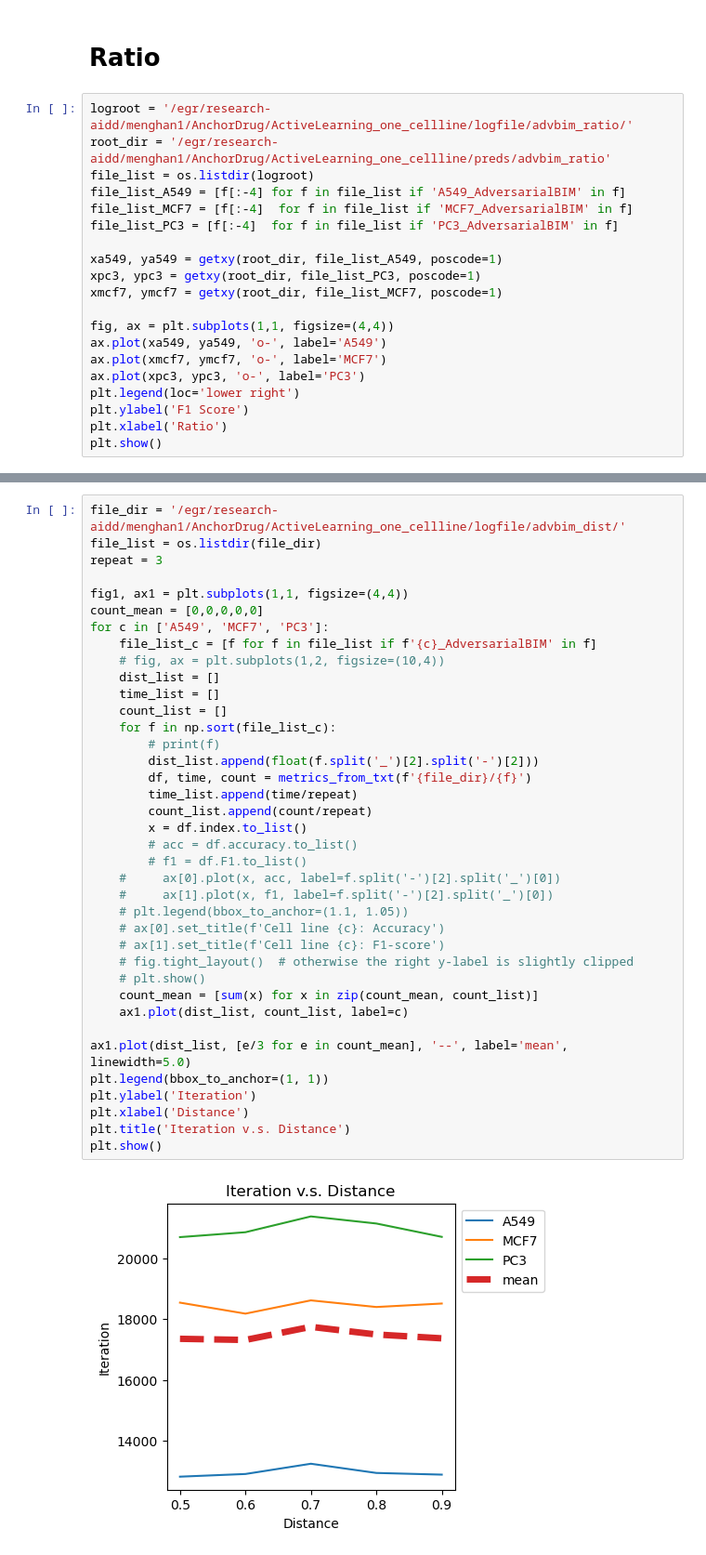
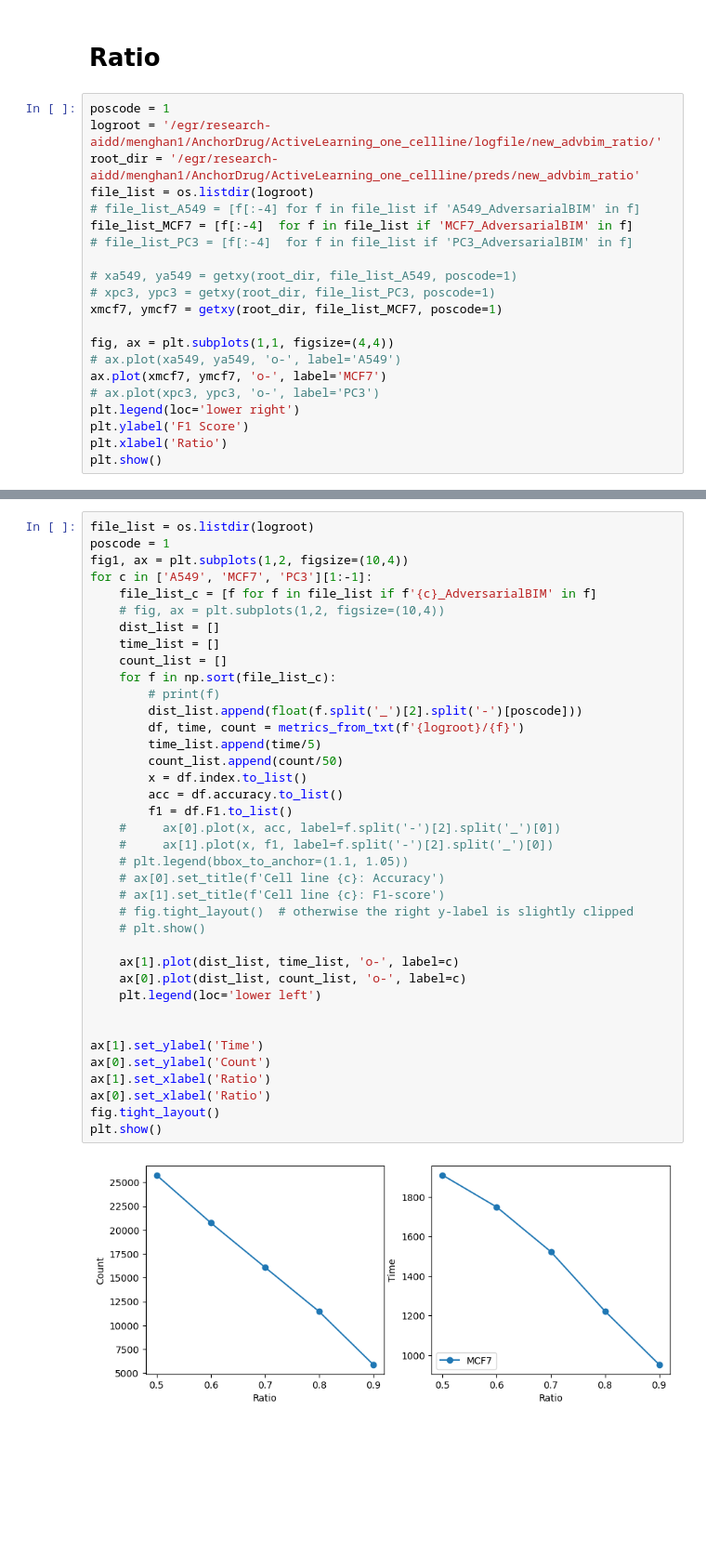
Before and after one commit to dearhannah/AnchorDrug_official, a Jupyter notebook: DataAnalysis/advBIM_hyperparameter_AL.ipynb, the cells around one changed output, grey strips where cells are left out. Shown at 93% size. Cells and saved outputs as stored; diff of their text form; blank space fills up the shorter version.

```diff
--- a/DataAnalysis/advBIM_hyperparameter_AL.ipynb
+++ b/DataAnalysis/advBIM_hyperparameter_AL.ipynb
@@ -115,21 +115,22 @@ def plotfile(f, f1, precision, recall, accuracy, f1_marco):
 # %% [markdown]
 # Ratio
 # %%
-logroot = '/egr/research-aidd/menghan1/AnchorDrug/ActiveLearning_one_cellline/logfile/advbim_ratio/'
-root_dir = '/egr/research-aidd/menghan1/AnchorDrug/ActiveLearning_one_cellline/preds/advbim_ratio'
+poscode = 1
+logroot = '/egr/research-aidd/menghan1/AnchorDrug/ActiveLearning_one_cellline/logfile/new_advbim_ratio/'
+root_dir = '/egr/research-aidd/menghan1/AnchorDrug/ActiveLearning_one_cellline/preds/new_advbim_ratio'
 file_list = os.listdir(logroot)
-file_list_A549 = [f[:-4] for f in file_list if 'A549_AdversarialBIM' in f]
+# file_list_A549 = [f[:-4] for f in file_list if 'A549_AdversarialBIM' in f]
 file_list_MCF7 = [f[:-4]  for f in file_list if 'MCF7_AdversarialBIM' in f]
-file_list_PC3 = [f[:-4]  for f in file_list if 'PC3_AdversarialBIM' in f]
+# file_list_PC3 = [f[:-4]  for f in file_list if 'PC3_AdversarialBIM' in f]
 
-xa549, ya549 = getxy(root_dir, file_list_A549, poscode=1)
-xpc3, ypc3 = getxy(root_dir, file_list_PC3, poscode=1)
+# xa549, ya549 = getxy(root_dir, file_list_A549, poscode=1)
+# xpc3, ypc3 = getxy(root_dir, file_list_PC3, poscode=1)
 xmcf7, ymcf7 = getxy(root_dir, file_list_MCF7, poscode=1)
 
 fig, ax = plt.subplots(1,1, figsize=(4,4))
-ax.plot(xa549, ya549, 'o-', label='A549')
+# ax.plot(xa549, ya549, 'o-', label='A549')
 ax.plot(xmcf7, ymcf7, 'o-', label='MCF7')
-ax.plot(xpc3, ypc3, 'o-', label='PC3')
+# ax.plot(xpc3, ypc3, 'o-', label='PC3')
 plt.legend(loc='lower right')
 plt.ylabel('F1 Score')
 plt.xlabel('Ratio')
@@ -164,40 +140,40 @@ plt.show()
 # %%
-file_dir = '/egr/research-aidd/menghan1/AnchorDrug/ActiveLearning_one_cellline/logfile/advbim_dist/'
-file_list = os.listdir(file_dir)
-repeat = 3
-
-fig1, ax1 = plt.subplots(1,1, figsize=(4,4))
-count_mean = [0,0,0,0,0]
-for c in ['A549', 'MCF7', 'PC3']:
+file_list = os.listdir(logroot)
+poscode = 1
+fig1, ax = plt.subplots(1,2, figsize=(10,4))
+for c in ['A549', 'MCF7', 'PC3'][1:-1]:
     file_list_c = [f for f in file_list if f'{c}_AdversarialBIM' in f]
     # fig, ax = plt.subplots(1,2, figsize=(10,4))
     dist_list = []
     time_list = []
     count_list = []
     for f in np.sort(file_list_c):
         # print(f)
-        dist_list.append(float(f.split('_')[2].split('-')[2]))
-        df, time, count = metrics_from_txt(f'{file_dir}/{f}')
-        time_list.append(time/repeat)
-        count_list.append(count/repeat)
+        dist_list.append(float(f.split('_')[2].split('-')[poscode]))
+        df, time, count = metrics_from_txt(f'{logroot}/{f}')
+        time_list.append(time/5)
+        count_list.append(count/50)
         x = df.index.to_list()
-        # acc = df.accuracy.to_list()
-        # f1 = df.F1.to_list()
+        acc = df.accuracy.to_list()
+        f1 = df.F1.to_list()
     #     ax[0].plot(x, acc, label=f.split('-')[2].split('_')[0])
     #     ax[1].plot(x, f1, label=f.split('-')[2].split('_')[0])
     # plt.legend(bbox_to_anchor=(1.1, 1.05))
     # ax[0].set_title(f'Cell line {c}: Accuracy')
     # ax[1].set_title(f'Cell line {c}: F1-score')
     # fig.tight_layout()  # otherwise the right y-label is slightly clipped
     # plt.show()
-    count_mean = [sum(x) for x in zip(count_mean, count_list)]
-    ax1.plot(dist_list, count_list, label=c)
 
-ax1.plot(dist_list, [e/3 for e in count_mean], '--', label='mean', linewidth=5.0)
-plt.legend(bbox_to_anchor=(1, 1))
-plt.ylabel('Iteration')
-plt.xlabel('Distance')
-plt.title('Iteration v.s. Distance')
+    ax[1].plot(dist_list, time_list, 'o-', label=c)
+    ax[0].plot(dist_list, count_list, 'o-', label=c)
+    plt.legend(loc='lower left')
+
+
+ax[1].set_ylabel('Time')
+ax[0].set_ylabel('Count')
+ax[1].set_xlabel('Ratio')
+ax[0].set_xlabel('Ratio')
+fig.tight_layout()
 plt.show()
 # %% [output]
-[figure, old version]
+[figure, new version]
```
Also changed, not shown: parts of 6 cells of this notebook, 3 other files.
